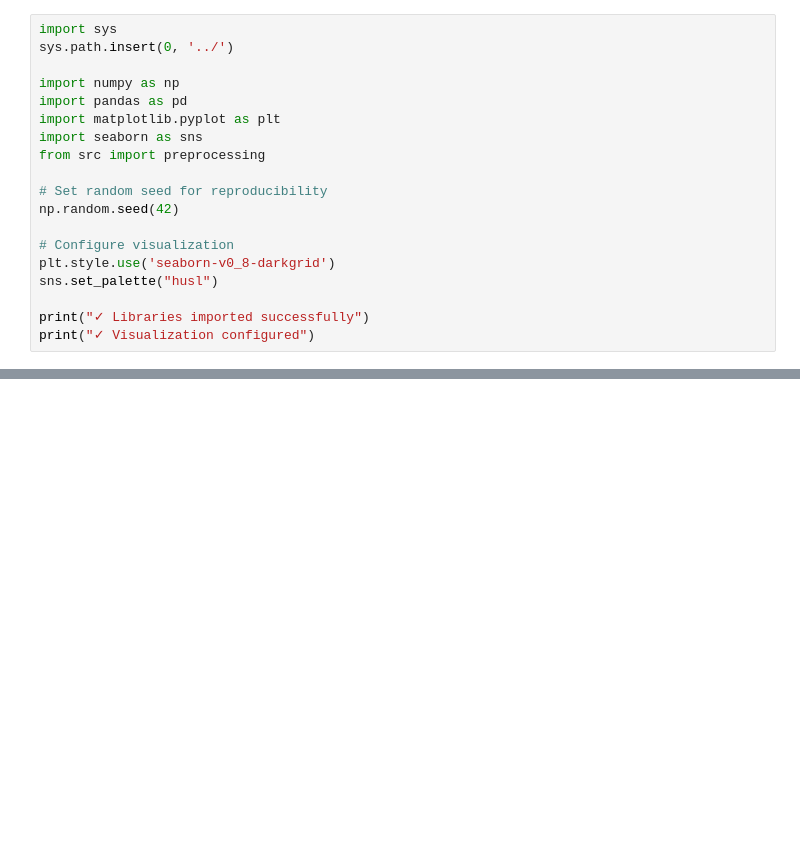
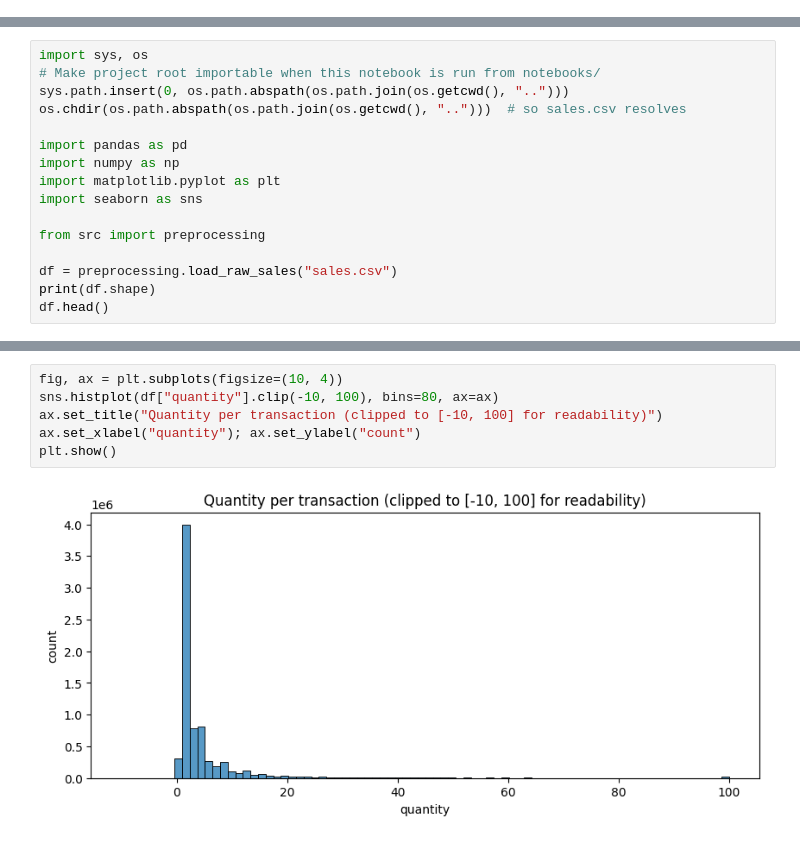
Before and after one commit to nhbi05/demand-forecasting, a Jupyter notebook: notebooks/01_EDA.ipynb, the cells around one changed output, grey strips where cells are left out. Saved outputs shown, nothing was run; the diff lists cells and outputs as text; blank space fills up the shorter version.

Commit message:
feat(notebooks): replace 01_EDA template with real raw-data exploration

```diff
--- a/notebooks/01_EDA.ipynb
+++ b/notebooks/01_EDA.ipynb
@@ -105,19 +0,0 @@ print(df.head())
-# %%
-import sys
-sys.path.insert(0, '../')
-
-import numpy as np
-import pandas as pd
-import matplotlib.pyplot as plt
-import seaborn as sns
-from src import preprocessing
-
-# Set random seed for reproducibility
-np.random.seed(42)
-
-# Configure visualization
-plt.style.use('seaborn-v0_8-darkgrid')
-sns.set_palette("husl")
-
-print("✓ Libraries imported successfully")
-print("✓ Visualization configured")
@@ -137,0 +6,16 @@ All models will use the **same preprocessed data** to ensure consistency in ense
+# %%
+import sys, os
+# Make project root importable when this notebook is run from notebooks/
+sys.path.insert(0, os.path.abspath(os.path.join(os.getcwd(), "..")))
+os.chdir(os.path.abspath(os.path.join(os.getcwd(), "..")))  # so sales.csv resolves
+
+import pandas as pd
+import numpy as np
+import matplotlib.pyplot as plt
+import seaborn as sns
+
+from src import preprocessing
+
+df = preprocessing.load_raw_sales("sales.csv")
+print(df.shape)
+df.head()
@@ -137,0 +76,8 @@ All models will use the **same preprocessed data** to ensure consistency in ense
+# %%
+fig, ax = plt.subplots(figsize=(10, 4))
+sns.histplot(df["quantity"].clip(-10, 100), bins=80, ax=ax)
+ax.set_title("Quantity per transaction (clipped to [-10, 100] for readability)")
+ax.set_xlabel("quantity"); ax.set_ylabel("count")
+plt.show()
+# %% [output]
+[figure, added]
```
Also changed, not shown: parts of 24 cells of this notebook.
